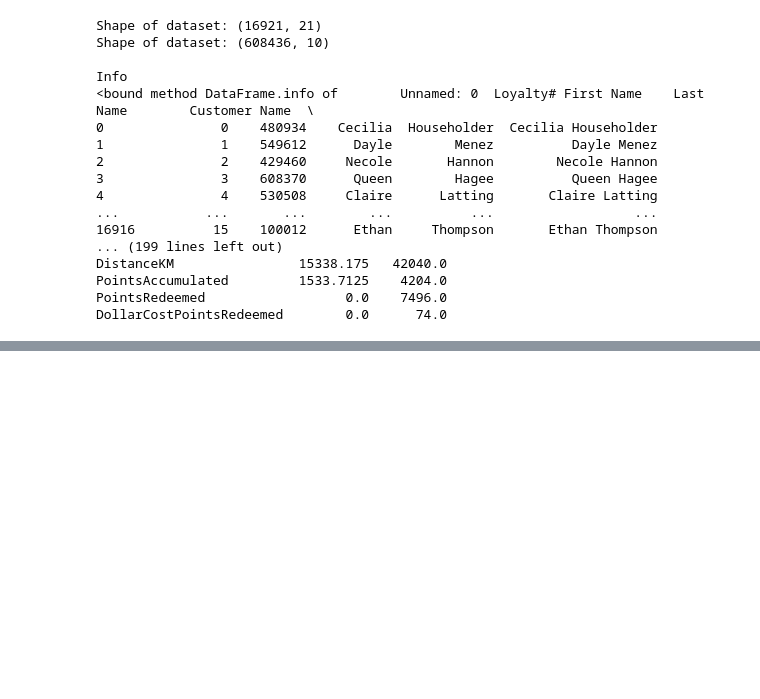
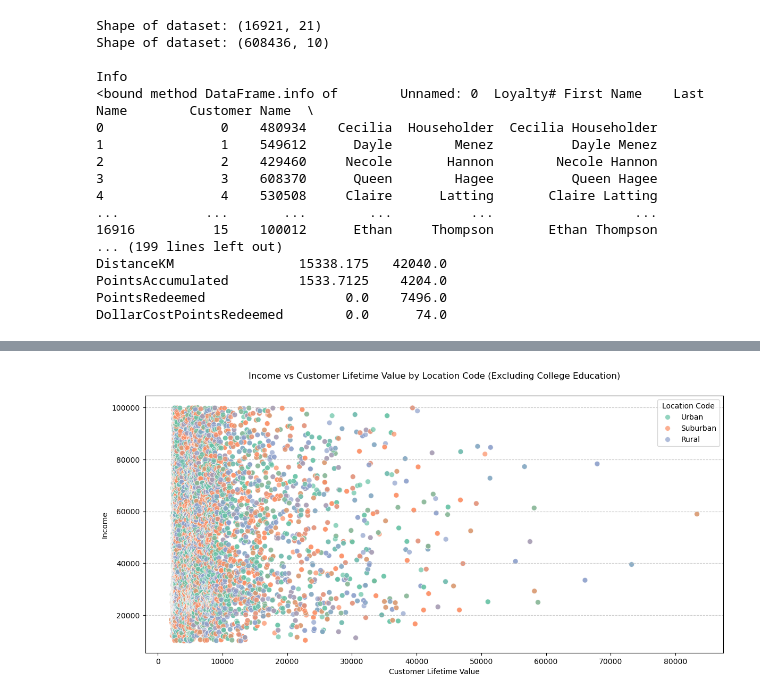
Before and after one commit to lCarvas/data-mining, a Jupyter notebook: src/GroupXX_EDA_Code.ipynb, the cells around one changed output, grey strips where cells are left out. Saved outputs shown, nothing was run; the diff lists cells and outputs as text; code cells hidden in the pictures; blank space fills up the shorter version.

```diff
--- a/src/GroupXX_EDA_Code.ipynb
+++ b/src/GroupXX_EDA_Code.ipynb
@@ -163,0 +232,23 @@ ValueError: cannot reindex on an axis with duplicate labels
+# %%
+#I had an idea couldn't put it to work tho
+#Might delete later
+dataCustomer_filtered = dataCustomer[dataCustomer["Education"] != "College"] #Removed College because the income of all college customers is 0
+
+plt.figure(figsize=(12,6))
+sns.scatterplot(
+    data=dataCustomer_filtered,
+    x="Customer Lifetime Value",
+    y="Income",
+    hue="Location Code",
+    palette="Set2",
+    s=50,
+    alpha=0.7
+)
+plt.title("Income vs Customer Lifetime Value by Location Code (Excluding College Education)", y=1.05)
+plt.xlabel("Customer Lifetime Value")
+plt.ylabel("Income")
+plt.grid(axis='y', linestyle='--', alpha=0.7)
+plt.tight_layout()
+plt.show()
+# %% [output]
+[figure, added]
```
Also changed, not shown: parts of 25 cells of this notebook.
